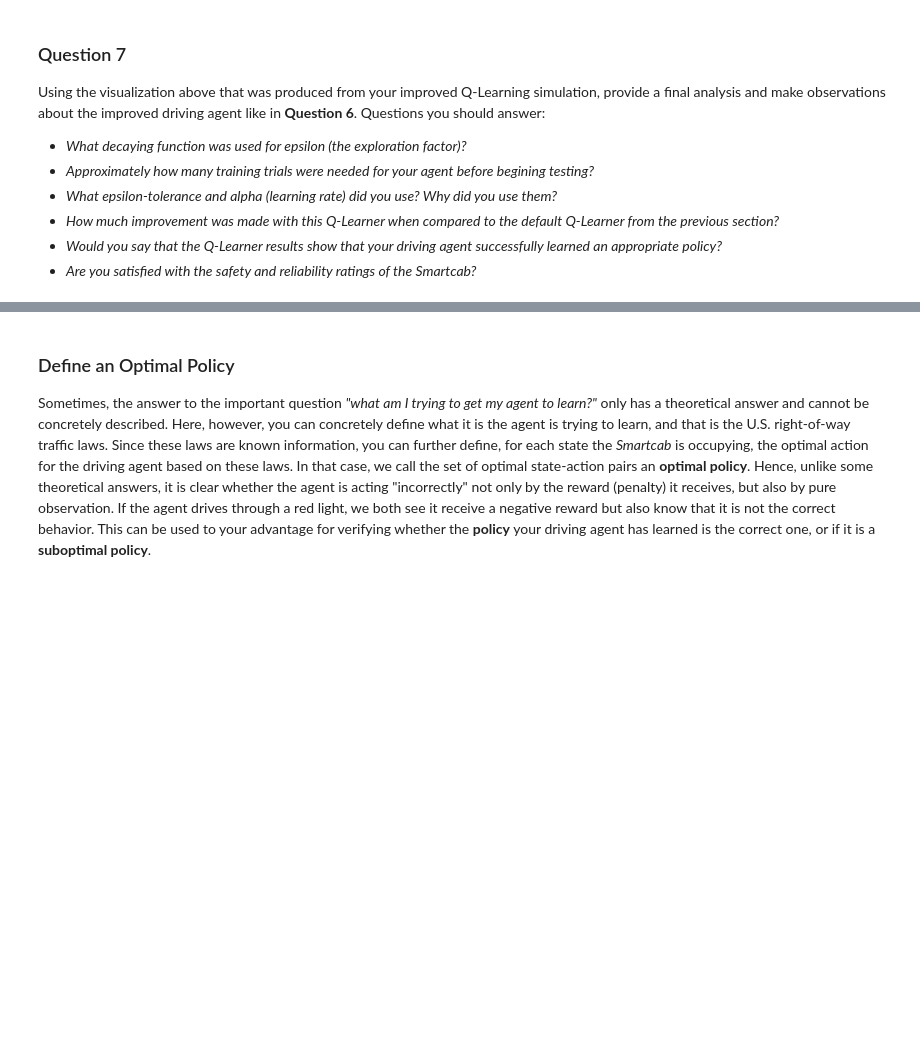
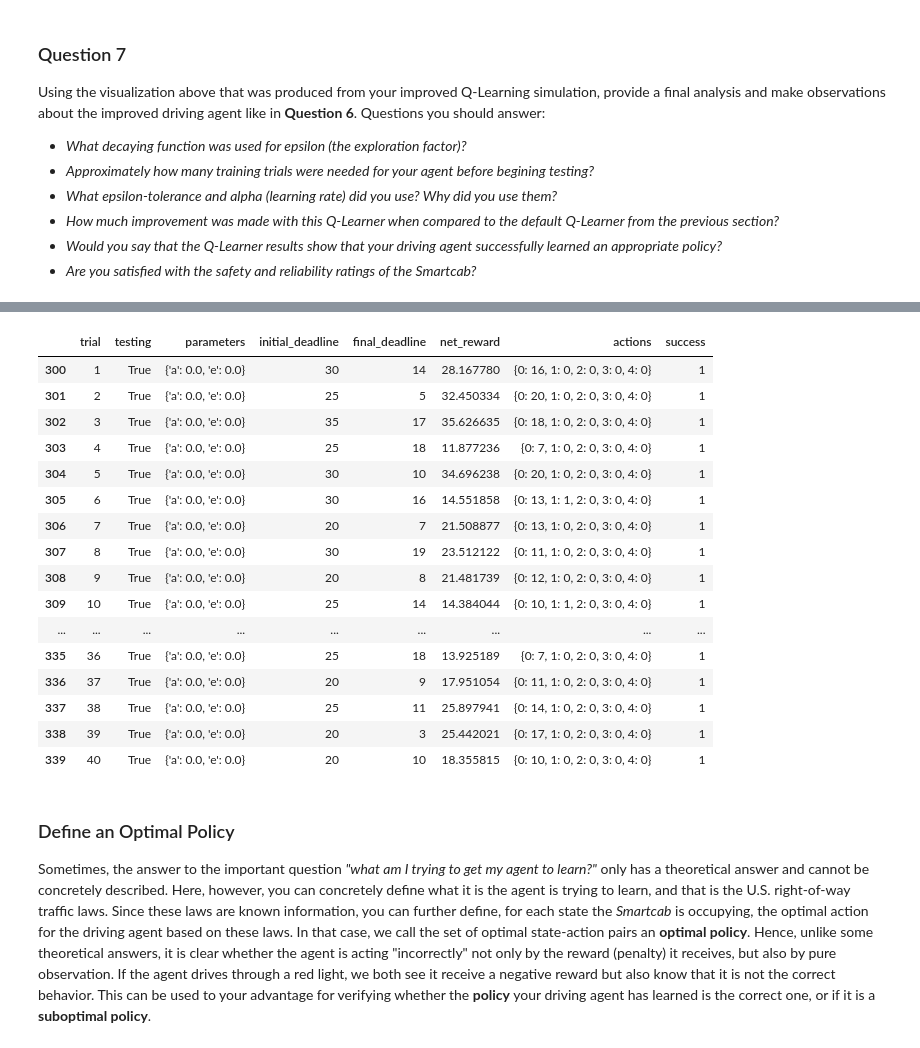
Before and after one commit to adtabora/Udacity-MachineLearning, a Jupyter notebook: 4. smartcab (Reinforcement Learning)/smartcab.ipynb, the cells around one changed output, grey strips where cells are left out. Cells and saved outputs as stored; diff of their text form; code cells hidden in the pictures; blank space fills up the shorter version.

```diff
--- a/4. smartcab (Reinforcement Learning)/smartcab.ipynb
+++ b/4. smartcab (Reinforcement Learning)/smartcab.ipynb
@@ -293,3 +316,25 @@ Using the visualization above that was produced from your improved Q-Learning si
+# %%
+#Show all the test data
+improved_df = pd.read_csv("./logs/sim_improved-learning.csv")
+improved_df[improved_df["testing"]==True]
+# %% [output]
+|  | trial | testing | parameters | initial_deadline | final_deadline | net_reward | actions | success |
+| 300 | 1 | True | {'a': 0.0, 'e': 0.0} | 30 | 14 | 28.167780 | {0: 16, 1: 0, 2: 0, 3: 0, 4: 0} | 1 |
+| 301 | 2 | True | {'a': 0.0, 'e': 0.0} | 25 | 5 | 32.450334 | {0: 20, 1: 0, 2: 0, 3: 0, 4: 0} | 1 |
+| 302 | 3 | True | {'a': 0.0, 'e': 0.0} | 35 | 17 | 35.626635 | {0: 18, 1: 0, 2: 0, 3: 0, 4: 0} | 1 |
+| 303 | 4 | True | {'a': 0.0, 'e': 0.0} | 25 | 18 | 11.877236 | {0: 7, 1: 0, 2: 0, 3: 0, 4: 0} | 1 |
+| 304 | 5 | True | {'a': 0.0, 'e': 0.0} | 30 | 10 | 34.696238 | {0: 20, 1: 0, 2: 0, 3: 0, 4: 0} | 1 |
+| 305 | 6 | True | {'a': 0.0, 'e': 0.0} | 30 | 16 | 14.551858 | {0: 13, 1: 1, 2: 0, 3: 0, 4: 0} | 1 |
+| 306 | 7 | True | {'a': 0.0, 'e': 0.0} | 20 | 7 | 21.508877 | {0: 13, 1: 0, 2: 0, 3: 0, 4: 0} | 1 |
+| 307 | 8 | True | {'a': 0.0, 'e': 0.0} | 30 | 19 | 23.512122 | {0: 11, 1: 0, 2: 0, 3: 0, 4: 0} | 1 |
+| 308 | 9 | True | {'a': 0.0, 'e': 0.0} | 20 | 8 | 21.481739 | {0: 12, 1: 0, 2: 0, 3: 0, 4: 0} | 1 |
+| 309 | 10 | True | {'a': 0.0, 'e': 0.0} | 25 | 14 | 14.384044 | {0: 10, 1: 1, 2: 0, 3: 0, 4: 0} | 1 |
+| ... | ... | ... | ... | ... | ... | ... | ... | ... |
+| 335 | 36 | True | {'a': 0.0, 'e': 0.0} | 25 | 18 | 13.925189 | {0: 7, 1: 0, 2: 0, 3: 0, 4: 0} | 1 |
+| 336 | 37 | True | {'a': 0.0, 'e': 0.0} | 20 | 9 | 17.951054 | {0: 11, 1: 0, 2: 0, 3: 0, 4: 0} | 1 |
+| 337 | 38 | True | {'a': 0.0, 'e': 0.0} | 25 | 11 | 25.897941 | {0: 14, 1: 0, 2: 0, 3: 0, 4: 0} | 1 |
+| 338 | 39 | True | {'a': 0.0, 'e': 0.0} | 20 | 3 | 25.442021 | {0: 17, 1: 0, 2: 0, 3: 0, 4: 0} | 1 |
+| 339 | 40 | True | {'a': 0.0, 'e': 0.0} | 20 | 10 | 18.355815 | {0: 10, 1: 0, 2: 0, 3: 0, 4: 0} | 1 |
 # %% [markdown]
 ### Define an Optimal Policy
 
```
Also changed, not shown: parts of 10 cells of this notebook, 1 other file.
